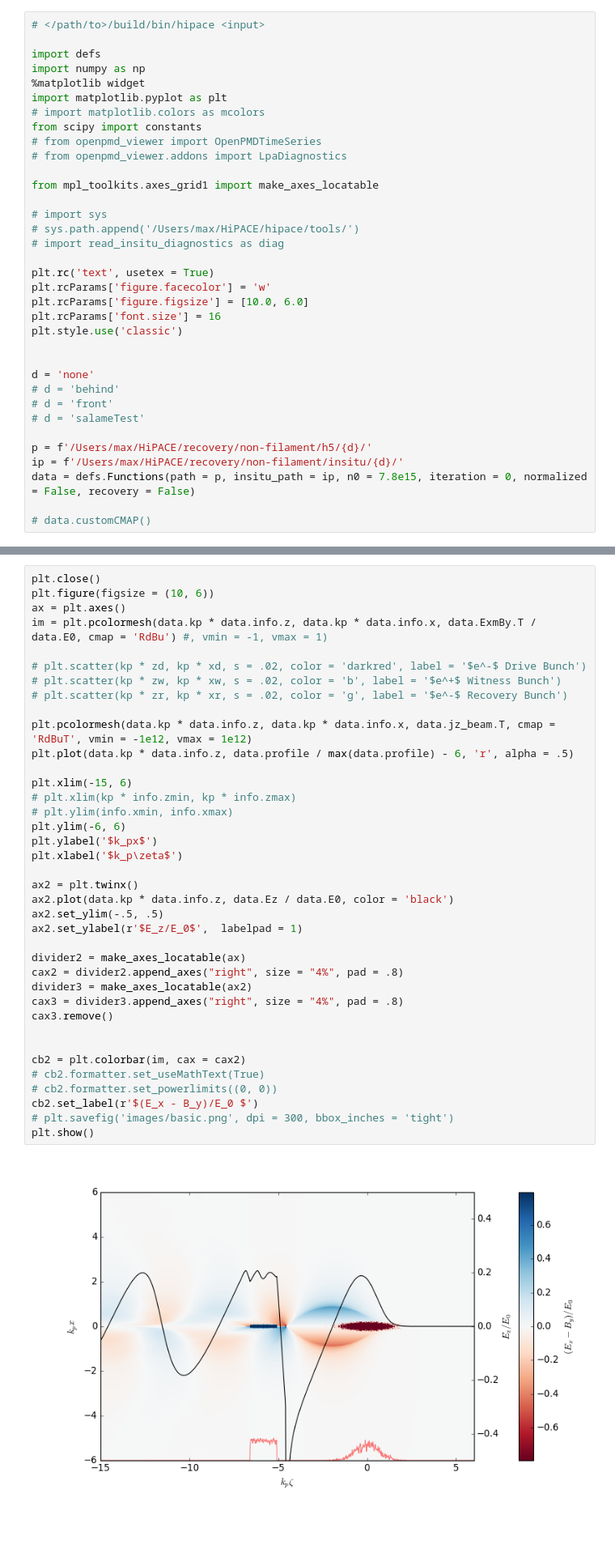
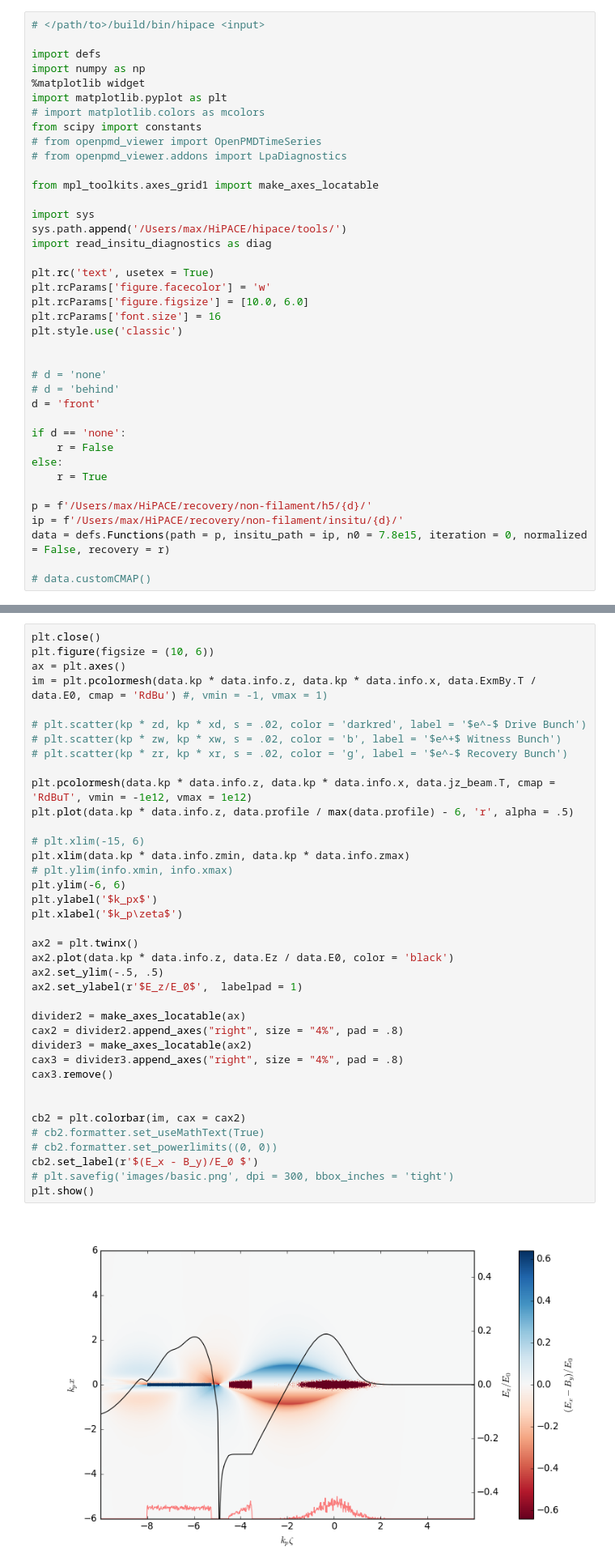
Before and after one commit to MaxVarverakis/PositronPWFA, a Jupyter notebook: analysis/non-filament.ipynb, the cells around one changed output, grey strips where cells are left out. Shown at 81% size. Saved outputs shown, nothing was run; the diff lists cells and outputs as text; blank space fills up the shorter version.

```diff
--- a/analysis/non-filament.ipynb
+++ b/analysis/non-filament.ipynb
@@ -12,9 +12,9 @@ from scipy import constants
 
 from mpl_toolkits.axes_grid1 import make_axes_locatable
 
-# import sys
-# sys.path.append('/Users/max/HiPACE/hipace/tools/')
-# import read_insitu_diagnostics as diag
+import sys
+sys.path.append('/Users/max/HiPACE/hipace/tools/')
+import read_insitu_diagnostics as diag
 
 plt.rc('text', usetex = True)
 plt.rcParams['figure.facecolor'] = 'w'
@@ -23,14 +23,18 @@ plt.rcParams['font.size'] = 16
 plt.style.use('classic')
 
 
-d = 'none'
+# d = 'none'
 # d = 'behind'
-# d = 'front'
-# d = 'salameTest'
+d = 'front'
+
+if d == 'none':
+    r = False
+else:
+    r = True
 
 p = f'/Users/max/HiPACE/recovery/non-filament/h5/{d}/'
 ip = f'/Users/max/HiPACE/recovery/non-filament/insitu/{d}/'
-data = defs.Functions(path = p, insitu_path = ip, n0 = 7.8e15, iteration = 0, normalized = False, recovery = False)
+data = defs.Functions(path = p, insitu_path = ip, n0 = 7.8e15, iteration = 0, normalized = False, recovery = r)
 
 # data.customCMAP()
 # %%
@@ -47,36 +51,36 @@ im = plt.pcolormesh(data.kp * data.info.z, data.kp * data.info.x, data.ExmBy.T /
 # plt.scatter(kp * zw, kp * xw, s = .02, color = 'b', label = '$e^+$ Witness Bunch')
 # plt.scatter(kp * zr, kp * xr, s = .02, color = 'g', label = '$e^-$ Recovery Bunch')
 
 plt.pcolormesh(data.kp * data.info.z, data.kp * data.info.x, data.jz_beam.T, cmap = 'RdBuT', vmin = -1e12, vmax = 1e12)
 plt.plot(data.kp * data.info.z, data.profile / max(data.profile) - 6, 'r', alpha = .5)
 
-plt.xlim(-15, 6)
-# plt.xlim(kp * info.zmin, kp * info.zmax)
+# plt.xlim(-15, 6)
+plt.xlim(data.kp * data.info.zmin, data.kp * data.info.zmax)
 # plt.ylim(info.xmin, info.xmax)
 plt.ylim(-6, 6)
 plt.ylabel('$k_px$')
 plt.xlabel('$k_p\zeta$')
 
 ax2 = plt.twinx()
 ax2.plot(data.kp * data.info.z, data.Ez / data.E0, color = 'black')
 ax2.set_ylim(-.5, .5)
 ax2.set_ylabel(r'$E_z/E_0$',  labelpad = 1)
 
 divider2 = make_axes_locatable(ax)
 cax2 = divider2.append_axes("right", size = "4%", pad = .8)
 divider3 = make_axes_locatable(ax2)
 cax3 = divider3.append_axes("right", size = "4%", pad = .8)
 cax3.remove()
 
 
 cb2 = plt.colorbar(im, cax = cax2)
 # cb2.formatter.set_useMathText(True)
 # cb2.formatter.set_powerlimits((0, 0))
 cb2.set_label(r'$(E_x - B_y)/E_0 $')
 # plt.savefig('images/basic.png', dpi = 300, bbox_inches = 'tight')
 plt.show()
 # %% [output]
-[figure, old version]
+[figure, new version]
 # %%
 plt.close()
 plt.figure(figsize = (10, 6))
```
Also changed, not shown: parts of 5 cells of this notebook, 2 other files.
